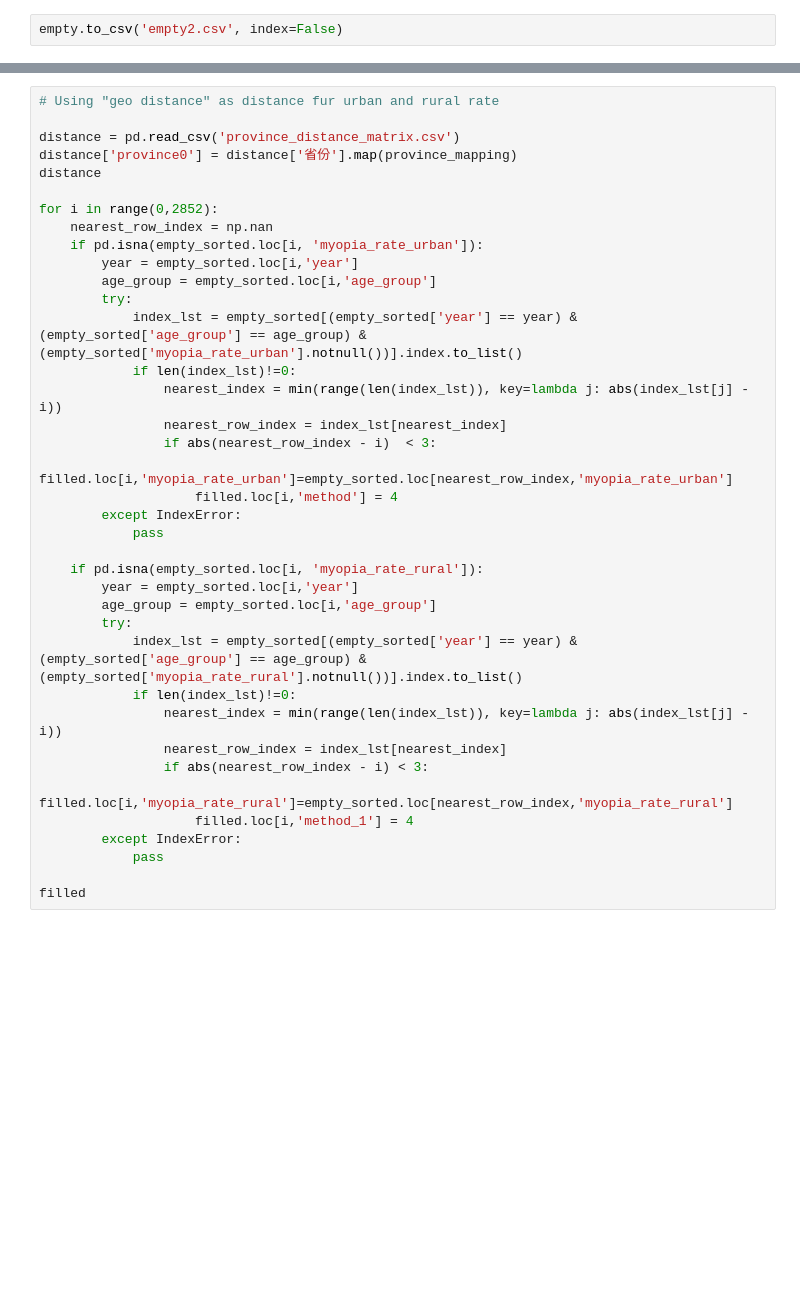
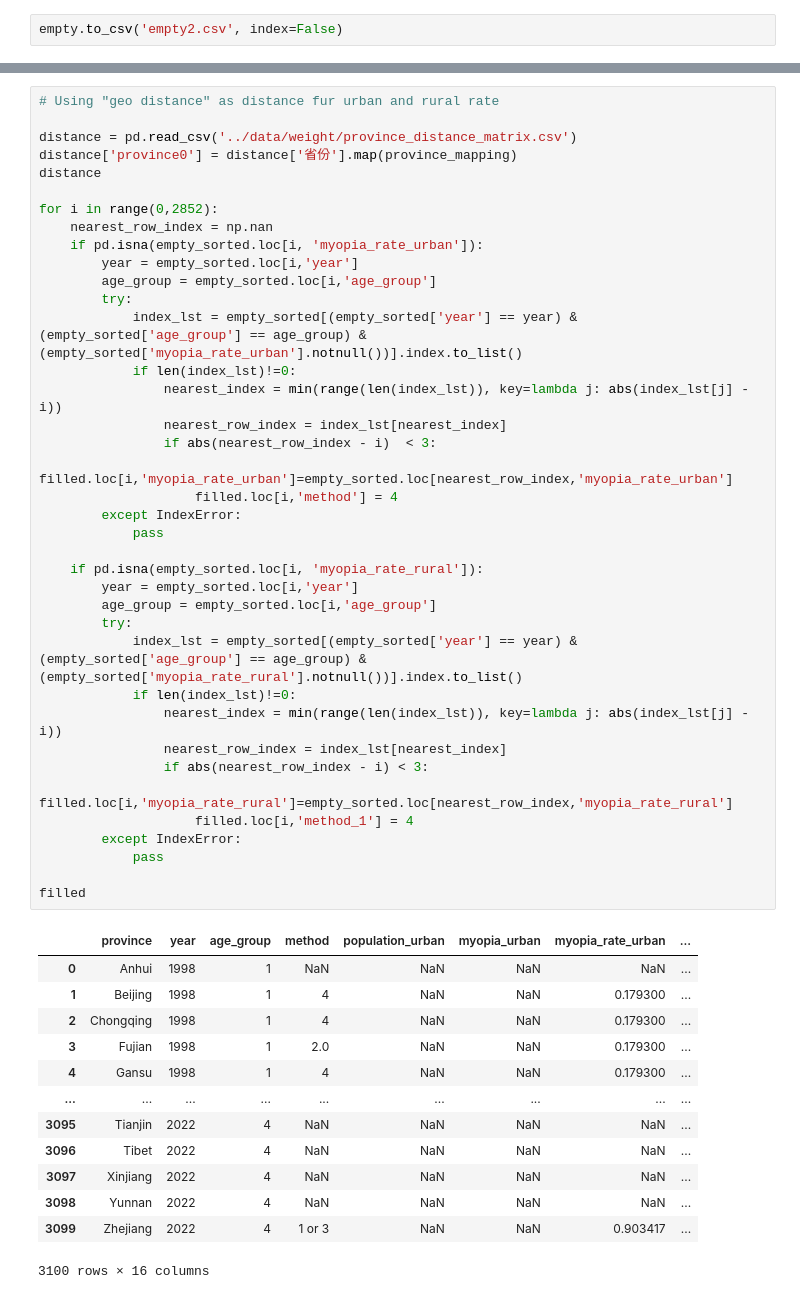
Before and after one commit to feng-li/myopia, a Jupyter notebook: projects/data_processing/filtering_by_method_and_province.ipynb, the cells around one changed output, grey strips where cells are left out. Cells and saved outputs as stored; diff of their text form; blank space fills up the shorter version.

```diff
--- a/projects/data_processing/fitering_by_method_and_province.ipynb
+++ b/projects/data_processing/filtering_by_method_and_province.ipynb
@@ -408,7 +392,7 @@ filled
 # %%
 # Using "geo distance" as distance fur urban and rural rate
 
-distance = pd.read_csv('province_distance_matrix.csv')
+distance = pd.read_csv('../data/weight/province_distance_matrix.csv')
 distance['province0'] = distance['省份'].map(province_mapping)
 distance
 
@@ -416,30 +400,44 @@ for i in range(0,2852):
     nearest_row_index = np.nan
     if pd.isna(empty_sorted.loc[i, 'myopia_rate_urban']):
         year = empty_sorted.loc[i,'year']
         age_group = empty_sorted.loc[i,'age_group']
         try:
             index_lst = empty_sorted[(empty_sorted['year'] == year) & (empty_sorted['age_group'] == age_group) & (empty_sorted['myopia_rate_urban'].notnull())].index.to_list()
             if len(index_lst)!=0:
                 nearest_index = min(range(len(index_lst)), key=lambda j: abs(index_lst[j] - i))
                 nearest_row_index = index_lst[nearest_index]
                 if abs(nearest_row_index - i)  < 3:
                     filled.loc[i,'myopia_rate_urban']=empty_sorted.loc[nearest_row_index,'myopia_rate_urban']
                     filled.loc[i,'method'] = 4
         except IndexError:
             pass
 
     if pd.isna(empty_sorted.loc[i, 'myopia_rate_rural']):
         year = empty_sorted.loc[i,'year']
         age_group = empty_sorted.loc[i,'age_group']
         try:
             index_lst = empty_sorted[(empty_sorted['year'] == year) & (empty_sorted['age_group'] == age_group) & (empty_sorted['myopia_rate_rural'].notnull())].index.to_list()
             if len(index_lst)!=0:
                 nearest_index = min(range(len(index_lst)), key=lambda j: abs(index_lst[j] - i))
                 nearest_row_index = index_lst[nearest_index]
                 if abs(nearest_row_index - i) < 3:
                     filled.loc[i,'myopia_rate_rural']=empty_sorted.loc[nearest_row_index,'myopia_rate_rural']
                     filled.loc[i,'method_1'] = 4
         except IndexError:
             pass
 
 filled
+# %% [output]
+|  | province | year | age_group | method | population_urban | myopia_urban | myopia_rate_urban | ... |
+| 0 | Anhui | 1998 | 1 | NaN | NaN | NaN | NaN | ... |
+| 1 | Beijing | 1998 | 1 | 4 | NaN | NaN | 0.179300 | ... |
+| 2 | Chongqing | 1998 | 1 | 4 | NaN | NaN | 0.179300 | ... |
+| 3 | Fujian | 1998 | 1 | 2.0 | NaN | NaN | 0.179300 | ... |
+| 4 | Gansu | 1998 | 1 | 4 | NaN | NaN | 0.179300 | ... |
+| ... | ... | ... | ... | ... | ... | ... | ... | ... |
+| 3095 | Tianjin | 2022 | 4 | NaN | NaN | NaN | NaN | ... |
+| 3096 | Tibet | 2022 | 4 | NaN | NaN | NaN | NaN | ... |
+| 3097 | Xinjiang | 2022 | 4 | NaN | NaN | NaN | NaN | ... |
+| 3098 | Yunnan | 2022 | 4 | NaN | NaN | NaN | NaN | ... |
+| 3099 | Zhejiang | 2022 | 4 | 1 or 3 | NaN | NaN | 0.903417 | ... |
+3100 rows × 16 columns
```
Also changed, not shown: parts of 15 cells of this notebook, 2 other files.
